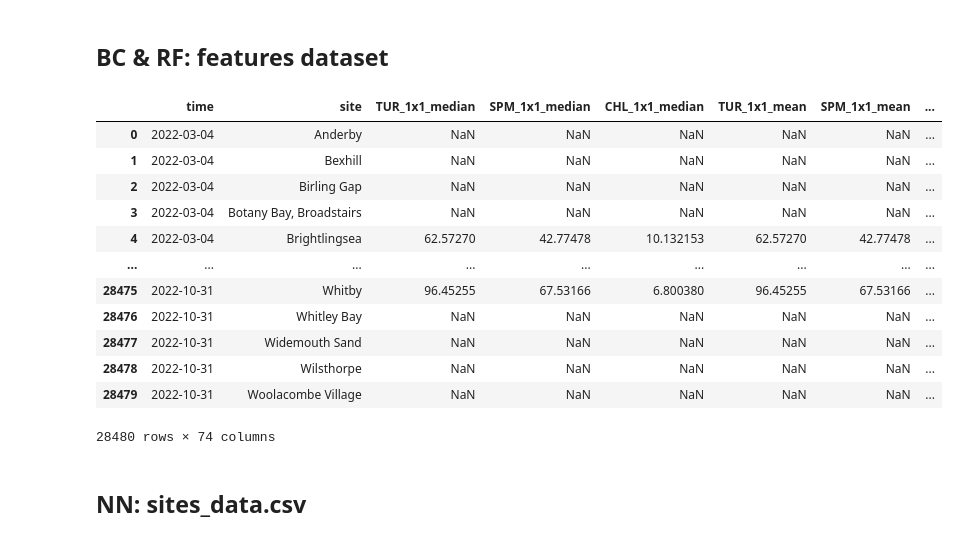
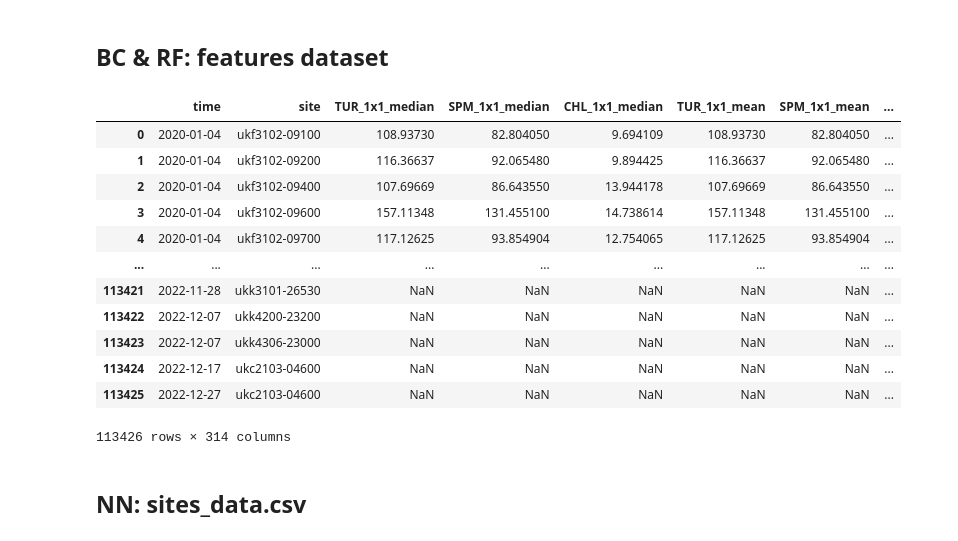
Before and after one commit to gravity948/capstone-project-sewage-pollution, a Jupyter notebook: models-combined.ipynb, the cells around one changed output. Saved outputs shown, nothing was run; the diff lists cells and outputs as text; code cells hidden in the pictures.

```diff
--- a/models-combined.ipynb
+++ b/models-combined.ipynb
@@ -32,23 +32,23 @@ from sklearn.metrics import accuracy_score, confusion_matrix, classification_rep
 # %% [markdown]
 ## BC & RF: features dataset
 # %%
-df_feature = pd.read_csv('data/feature_extraction.csv')
+df_feature = pd.read_csv('~data/feature_extraction_51x51.csv')
 df_feature = df_feature.dropna(how='all', subset=df_feature.columns[2:])
 df_feature
 # %% [output]
 |  | time | site | TUR_1x1_median | SPM_1x1_median | CHL_1x1_median | TUR_1x1_mean | SPM_1x1_mean | ... |
-| 0 | 2022-03-04 | Anderby | NaN | NaN | NaN | NaN | NaN | ... |
-| 1 | 2022-03-04 | Bexhill | NaN | NaN | NaN | NaN | NaN | ... |
-| 2 | 2022-03-04 | Birling Gap | NaN | NaN | NaN | NaN | NaN | ... |
-| 3 | 2022-03-04 | Botany Bay, Broadstairs | NaN | NaN | NaN | NaN | NaN | ... |
-| 4 | 2022-03-04 | Brightlingsea | 62.57270 | 42.77478 | 10.132153 | 62.57270 | 42.77478 | ... |
+| 0 | 2020-01-04 | ukf3102-09100 | 108.93730 | 82.804050 | 9.694109 | 108.93730 | 82.804050 | ... |
+| 1 | 2020-01-04 | ukf3102-09200 | 116.36637 | 92.065480 | 9.894425 | 116.36637 | 92.065480 | ... |
+| 2 | 2020-01-04 | ukf3102-09400 | 107.69669 | 86.643550 | 13.944178 | 107.69669 | 86.643550 | ... |
+| 3 | 2020-01-04 | ukf3102-09600 | 157.11348 | 131.455100 | 14.738614 | 157.11348 | 131.455100 | ... |
+| 4 | 2020-01-04 | ukf3102-09700 | 117.12625 | 93.854904 | 12.754065 | 117.12625 | 93.854904 | ... |
 | ... | ... | ... | ... | ... | ... | ... | ... | ... |
-| 28475 | 2022-10-31 | Whitby | 96.45255 | 67.53166 | 6.800380 | 96.45255 | 67.53166 | ... |
-| 28476 | 2022-10-31 | Whitley Bay | NaN | NaN | NaN | NaN | NaN | ... |
-| 28477 | 2022-10-31 | Widemouth Sand | NaN | NaN | NaN | NaN | NaN | ... |
-| 28478 | 2022-10-31 | Wilsthorpe | NaN | NaN | NaN | NaN | NaN | ... |
-| 28479 | 2022-10-31 | Woolacombe Village | NaN | NaN | NaN | NaN | NaN | ... |
+| 113421 | 2022-11-28 | ukk3101-26530 | NaN | NaN | NaN | NaN | NaN | ... |
+| 113422 | 2022-12-07 | ukk4200-23200 | NaN | NaN | NaN | NaN | NaN | ... |
+| 113423 | 2022-12-07 | ukk4306-23000 | NaN | NaN | NaN | NaN | NaN | ... |
+| 113424 | 2022-12-17 | ukc2103-04600 | NaN | NaN | NaN | NaN | NaN | ... |
+| 113425 | 2022-12-27 | ukc2103-04600 | NaN | NaN | NaN | NaN | NaN | ... |
-28480 rows × 74 columns
+113426 rows × 314 columns
 # %% [markdown]
 ## NN: sites_data.csv
 # %%
```
Also changed, not shown: parts of 6 cells of this notebook.
